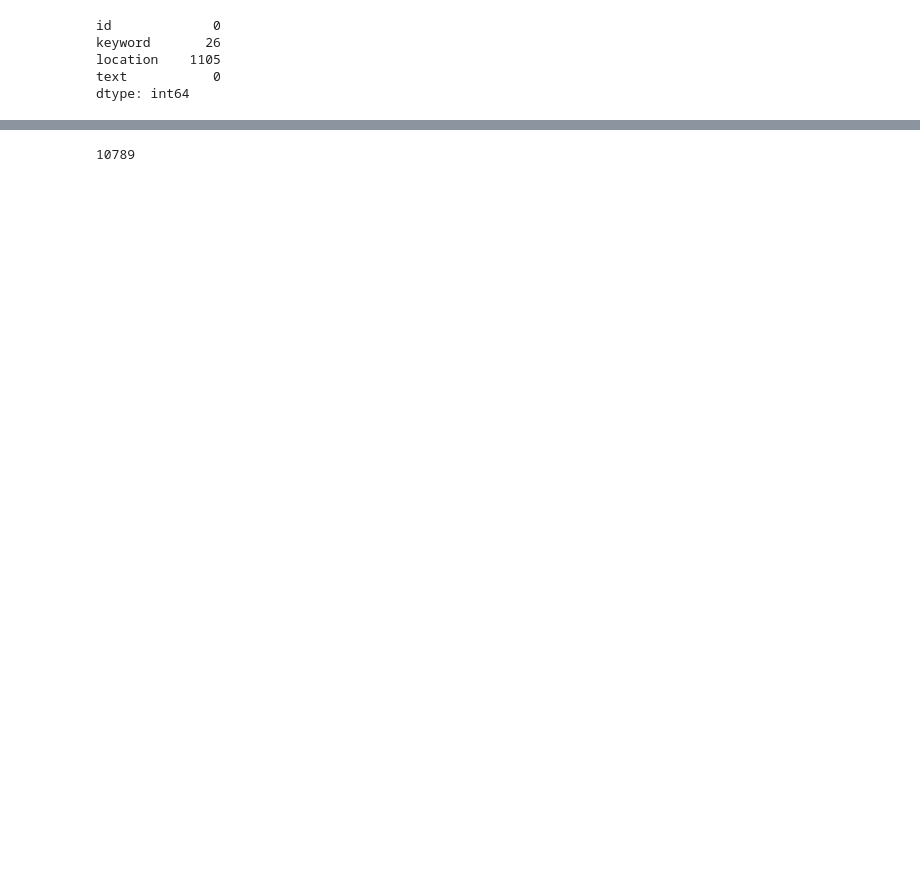
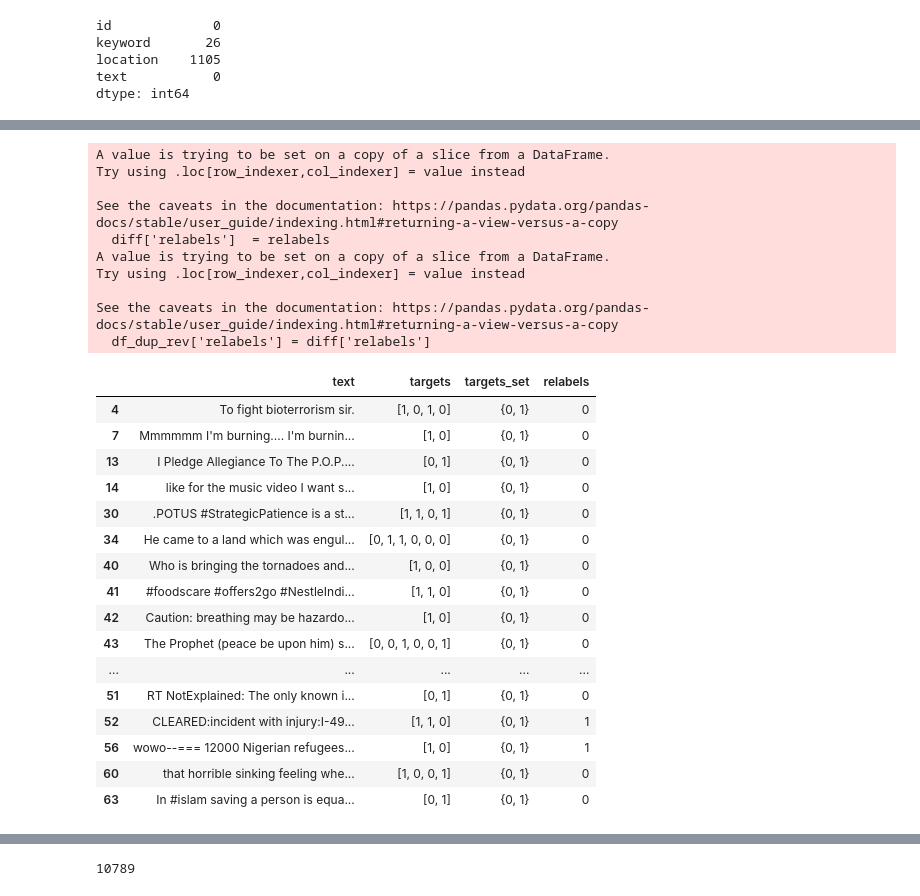
Before and after one commit to kazutoki-m/disaster-tweets, a Jupyter notebook: KM-Exploratory Analysis.ipynb, the cells around one changed output, grey strips where cells are left out. Saved outputs shown, nothing was run; the diff lists cells and outputs as text; code cells hidden in the pictures; blank space fills up the shorter version.

```diff
--- a/KM-Exploratory Analysis.ipynb
+++ b/KM-Exploratory Analysis.ipynb
@@ -75,0 +122,5 @@ data = pd.concat(frames)
+# %%
+df_dup = pd.DataFrame({'text': duplicates, 'targets': targets})
+df_dup['targets_set'] = df_dup['targets'].apply(lambda x: set(x))
+diff = df_dup[ df_dup['targets_set'].apply(lambda x: len(x)) >=2 ]
+diff
@@ -75,0 +174,34 @@ data = pd.concat(frames)
+# %%
+relabels = [ 1 if ind in [14,15] else 0 for ind in np.arange(len(diff))]
+diff['relabels']  = relabels
+df_dup_rev = df_dup.iloc[diff.index]
+df_dup_rev['relabels'] = diff['relabels']
+df_dup_rev
+# %% [output]
+A value is trying to be set on a copy of a slice from a DataFrame.
+Try using .loc[row_indexer,col_indexer] = value instead
+
+See the caveats in the documentation: https://pandas.pydata.org/pandas-docs/stable/user_guide/indexing.html#returning-a-view-versus-a-copy
+  diff['relabels']  = relabels
+A value is trying to be set on a copy of a slice from a DataFrame.
+Try using .loc[row_indexer,col_indexer] = value instead
+
+See the caveats in the documentation: https://pandas.pydata.org/pandas-docs/stable/user_guide/indexing.html#returning-a-view-versus-a-copy
+  df_dup_rev['relabels'] = diff['relabels']
+|  | text | targets | targets_set | relabels |
+| 4 | To fight bioterrorism sir. | [1, 0, 1, 0] | {0, 1} | 0 |
+| 7 | Mmmmmm I'm burning.... I'm burnin... | [1, 0] | {0, 1} | 0 |
+| 13 | I Pledge Allegiance To The P.O.P.... | [0, 1] | {0, 1} | 0 |
+| 14 | like for the music video I want s... | [1, 0] | {0, 1} | 0 |
+| 30 | .POTUS #StrategicPatience is a st... | [1, 1, 0, 1] | {0, 1} | 0 |
+| 34 | He came to a land which was engul... | [0, 1, 1, 0, 0, 0] | {0, 1} | 0 |
+| 40 | Who is bringing the tornadoes and... | [1, 0, 0] | {0, 1} | 0 |
+| 41 | #foodscare #offers2go #NestleIndi... | [1, 1, 0] | {0, 1} | 0 |
+| 42 | Caution: breathing may be hazardo... | [1, 0] | {0, 1} | 0 |
+| 43 | The Prophet (peace be upon him) s... | [0, 0, 1, 0, 0, 1] | {0, 1} | 0 |
+| ... | ... | ... | ... | ... |
+| 51 | RT NotExplained: The only known i... | [0, 1] | {0, 1} | 0 |
+| 52 | CLEARED:incident with injury:I-49... | [1, 1, 0] | {0, 1} | 1 |
+| 56 | wowo--=== 12000 Nigerian refugees... | [1, 0] | {0, 1} | 1 |
+| 60 | that horrible sinking feeling whe... | [1, 0, 0, 1] | {0, 1} | 0 |
+| 63 | In #islam saving a person is equa... | [0, 1] | {0, 1} | 0 |
```
Also changed, not shown: parts of 32 cells of this notebook, 2 other files.
